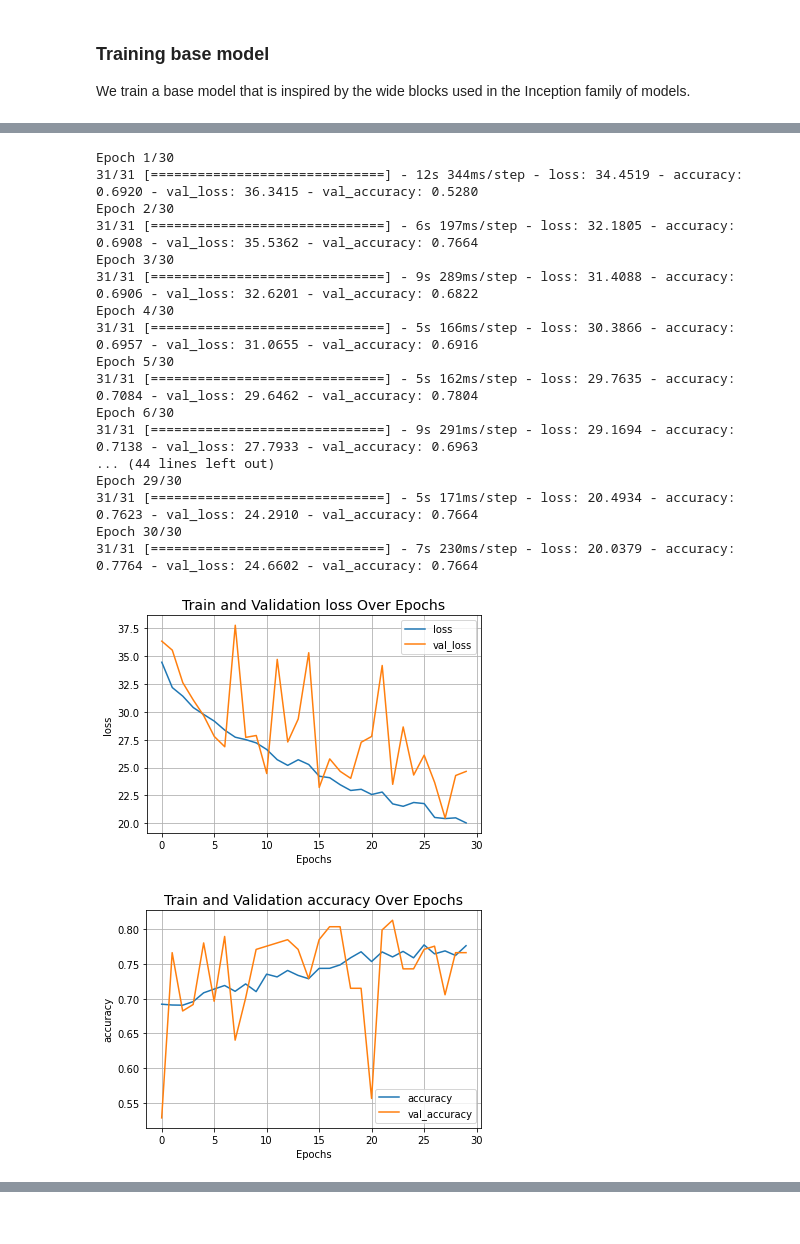
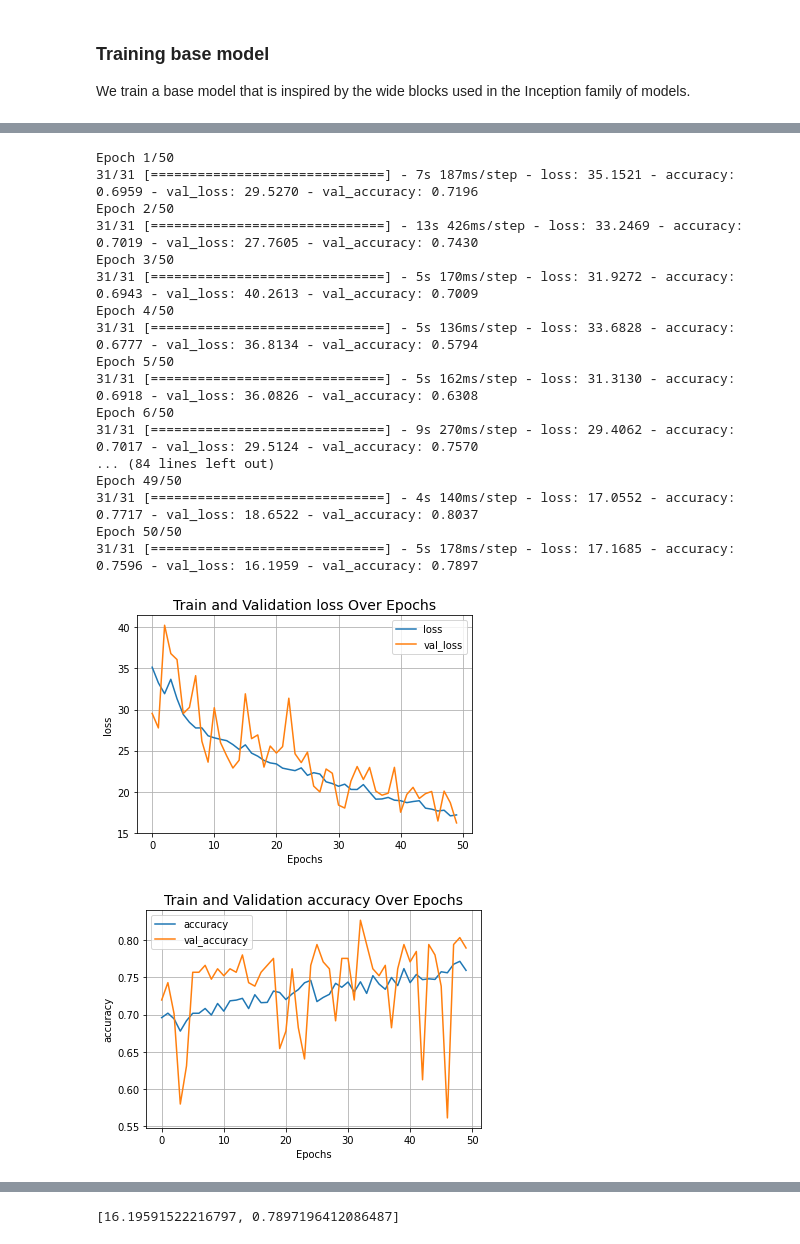
Before and after one commit to soumik12345/Facial-keypoints-detection, a Jupyter notebook: facial_keypoints_Inception.ipynb, the cells around one changed output, grey strips where cells are left out. Cells and saved outputs as stored; diff of their text form; code cells hidden in the pictures.

```diff
--- a/facial_keypoints_Inception.ipynb
+++ b/facial_keypoints_Inception.ipynb
@@ -475,8 +483,0 @@ plot_result("accuracy")
-# %%
-# with tfmot.quantization.keras.quantize_scope():
-#     fully_quantized_model = tf.keras.models.load_model('./fully_quantized_model.h5')
-quantized_model.compile(
-    optimizer=tf.keras.optimizers.Adam(learning_rate=1e-3),
-    loss=tf.keras.losses.MeanSquaredError(), metrics=['accuracy']
-)
-quantized_model.evaluate(val_dataset)
@@ -491,0 +515,10 @@ visualize_data(test_dataset.images, predicted_keypoints)
+# %%
+def apply_pruning_to_dense(layer):
+    if isinstance(layer, tf.keras.layers.Dense):
+        return tfmot.sparsity.keras.prune_low_magnitude(layer)
+    return layer
+# %%
+quantized_model.load_weights('./base_model_weights.h5')
+pruned_model = tf.keras.models.clone_model(
+    quantized_model, clone_function=apply_pruning_to_dense,
+)
@@ -492,42 +545,44 @@ visualize_data(test_dataset.images, predicted_keypoints)
 # %%
-quantized_model = build_model()
-quantized_model.load_weights('./base_model_weights.h5')
-quantized_model.compile(
+pruned_model.compile(
     optimizer=tf.keras.optimizers.Adam(learning_rate=1e-4),
     loss=tf.keras.losses.MeanSquaredError(), metrics=['accuracy']
 )
 
-history = quantized_model.fit(
+history = pruned_model.fit(
     train_dataset, validation_data=val_dataset,
     epochs=50, batch_size=64, callbacks=[
         tf.keras.callbacks.ModelCheckpoint(
-            'quantized_model_weights.h5', monitor="val_loss",
+            'pruned_quantized_model_weights.h5', monitor="val_loss",
             save_best_only=True, save_weights_only=True
         ), tf.keras.callbacks.EarlyStopping(
-            monitor='loss', patience=5, mode='min'),
+            monitor='loss', patience=5, mode='min'
+        ), tfmot.sparsity.keras.UpdatePruningStep()
     ]
 )
 # %% [output]
-Epoch 1/30
-31/31 [==============================] - 12s 344ms/step - loss: 34.4519 - accuracy: 0.6920 - val_loss: 36.3415 - val_accuracy: 0.5280
-Epoch 2/30
-31/31 [==============================] - 6s 197ms/step - loss: 32.1805 - accuracy: 0.6908 - val_loss: 35.5362 - val_accuracy: 0.7664
-Epoch 3/30
-31/31 [==============================] - 9s 289ms/step - loss: 31.4088 - accuracy: 0.6906 - val_loss: 32.6201 - val_accuracy: 0.6822
-Epoch 4/30
-31/31 [==============================] - 5s 166ms/step - loss: 30.3866 - accuracy: 0.6957 - val_loss: 31.0655 - val_accuracy: 0.6916
-Epoch 5/30
-31/31 [==============================] - 5s 162ms/step - loss: 29.7635 - accuracy: 0.7084 - val_loss: 29.6462 - val_accuracy: 0.7804
-Epoch 6/30
-31/31 [==============================] - 9s 291ms/step - loss: 29.1694 - accuracy: 0.7138 - val_loss: 27.7933 - val_accuracy: 0.6963
-... (44 lines left out)
-Epoch 29/30
-31/31 [==============================] - 5s 171ms/step - loss: 20.4934 - accuracy: 0.7623 - val_loss: 24.2910 - val_accuracy: 0.7664
-Epoch 30/30
-31/31 [==============================] - 7s 230ms/step - loss: 20.0379 - accuracy: 0.7764 - val_loss: 24.6602 - val_accuracy: 0.7664
+Epoch 1/50
+31/31 [==============================] - 7s 187ms/step - loss: 35.1521 - accuracy: 0.6959 - val_loss: 29.5270 - val_accuracy: 0.7196
+Epoch 2/50
+31/31 [==============================] - 13s 426ms/step - loss: 33.2469 - accuracy: 0.7019 - val_loss: 27.7605 - val_accuracy: 0.7430
+Epoch 3/50
+31/31 [==============================] - 5s 170ms/step - loss: 31.9272 - accuracy: 0.6943 - val_loss: 40.2613 - val_accuracy: 0.7009
+Epoch 4/50
+31/31 [==============================] - 5s 136ms/step - loss: 33.6828 - accuracy: 0.6777 - val_loss: 36.8134 - val_accuracy: 0.5794
+Epoch 5/50
+31/31 [==============================] - 5s 162ms/step - loss: 31.3130 - accuracy: 0.6918 - val_loss: 36.0826 - val_accuracy: 0.6308
+Epoch 6/50
+31/31 [==============================] - 9s 270ms/step - loss: 29.4062 - accuracy: 0.7017 - val_loss: 29.5124 - val_accuracy: 0.7570
+... (84 lines left out)
+Epoch 49/50
+31/31 [==============================] - 4s 140ms/step - loss: 17.0552 - accuracy: 0.7717 - val_loss: 18.6522 - val_accuracy: 0.8037
+Epoch 50/50
+31/31 [==============================] - 5s 178ms/step - loss: 17.1685 - accuracy: 0.7596 - val_loss: 16.1959 - val_accuracy: 0.7897
 # %%
 plot_result("loss")
 plot_result("accuracy")
+
+pruned_model.load_weights('./pruned_quantized_model_weights.h5')
+pruned_model.evaluate(val_dataset)
 # %% [output]
-[figure, old version]
+[figure, new version]
-[figure, old version]
+[figure, new version]
@@ -533,0 +590 @@ plot_result("accuracy")
+[16.19591522216797, 0.7897196412086487]
```
Also changed, not shown: parts of 26 cells of this notebook.
